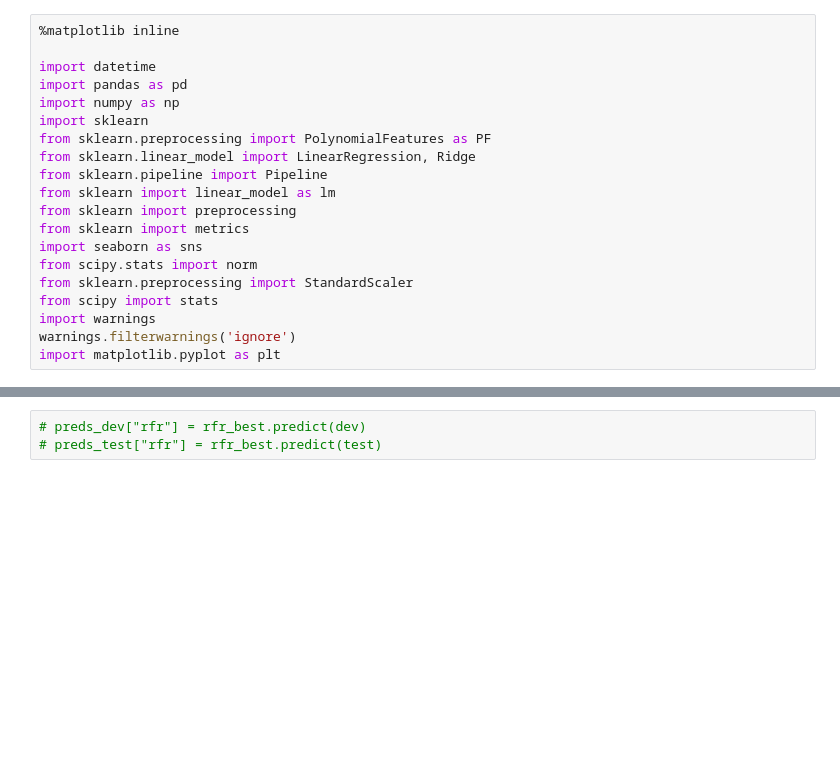
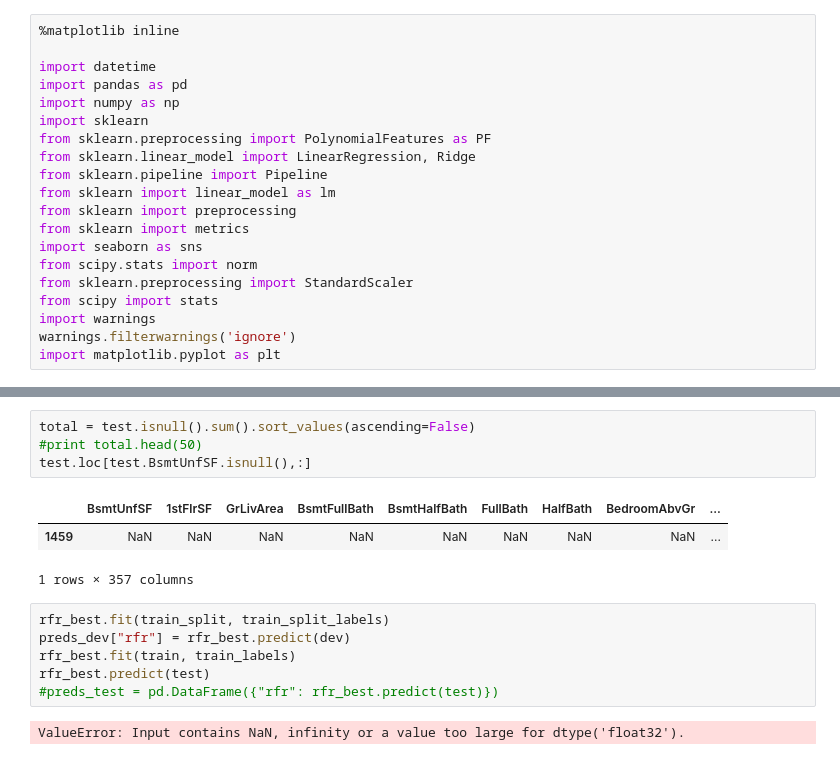
Before and after one commit to kctobin/207, a Jupyter notebook: RealEstateFinal - Models.ipynb, the cells around one changed output, grey strips where cells are left out. Cells and saved outputs as stored; diff of their text form; blank space fills up the shorter version.

```diff
--- a/RealEstateFinal - Models.ipynb
+++ b/RealEstateFinal - Models.ipynb
@@ -173,6 +149,19 @@ standard deviation: 0.1582
+# %%
+total = test.isnull().sum().sort_values(ascending=False)
+#print total.head(50)
+test.loc[test.BsmtUnfSF.isnull(),:]
+# %% [output]
+|  | BsmtUnfSF | 1stFlrSF | GrLivArea | BsmtFullBath | BsmtHalfBath | FullBath | HalfBath | BedroomAbvGr | ... |
+| 1459 | NaN | NaN | NaN | NaN | NaN | NaN | NaN | NaN | ... |
+1 rows × 357 columns
 # %%
-# preds_dev["rfr"] = rfr_best.predict(dev)
-# preds_test["rfr"] = rfr_best.predict(test)
+rfr_best.fit(train_split, train_split_labels)
+preds_dev["rfr"] = rfr_best.predict(dev)
+rfr_best.fit(train, train_labels)
+rfr_best.predict(test)
+#preds_test = pd.DataFrame({"rfr": rfr_best.predict(test)})
+# %% [output]
+ValueError: Input contains NaN, infinity or a value too large for dtype('float32').
 # %%
 ##ExtraTreesRegressor
 est = [40,60,80,100,120,140,160,180,200]
```
Also changed, not shown: parts of 60 cells of this notebook, 1 other file.
